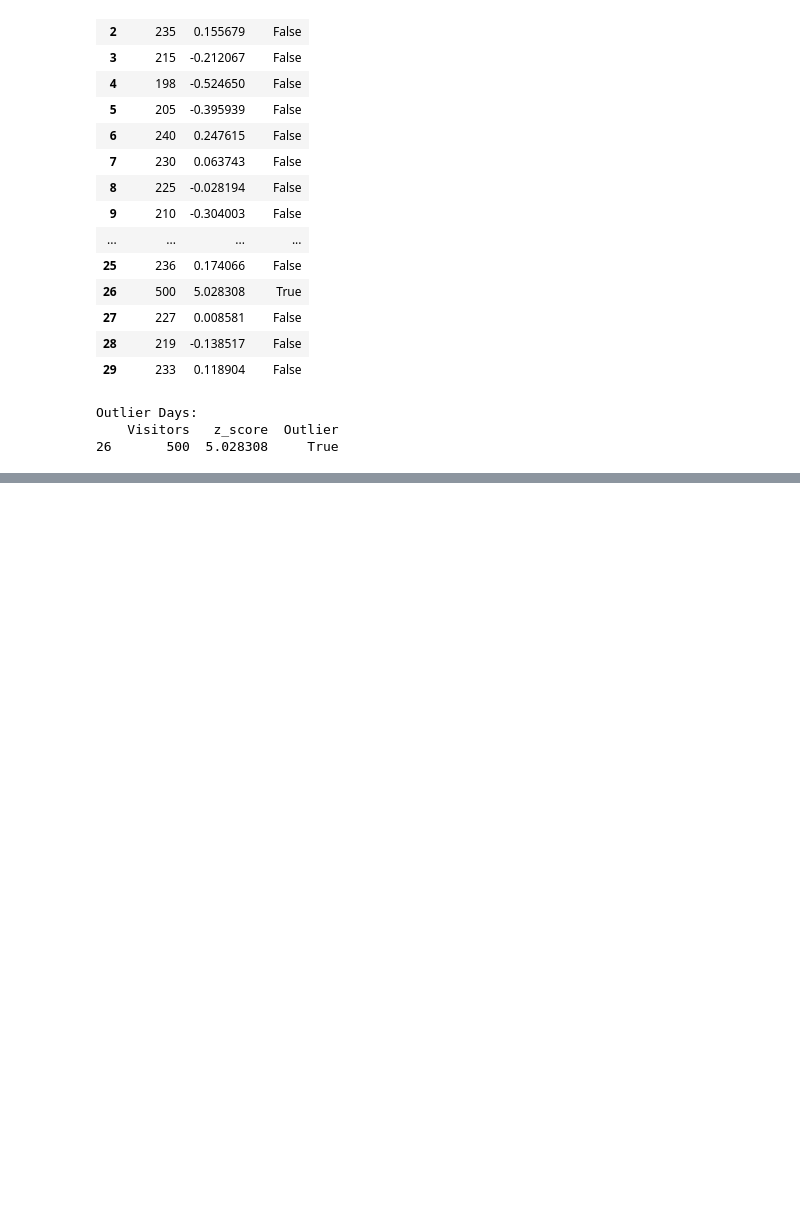
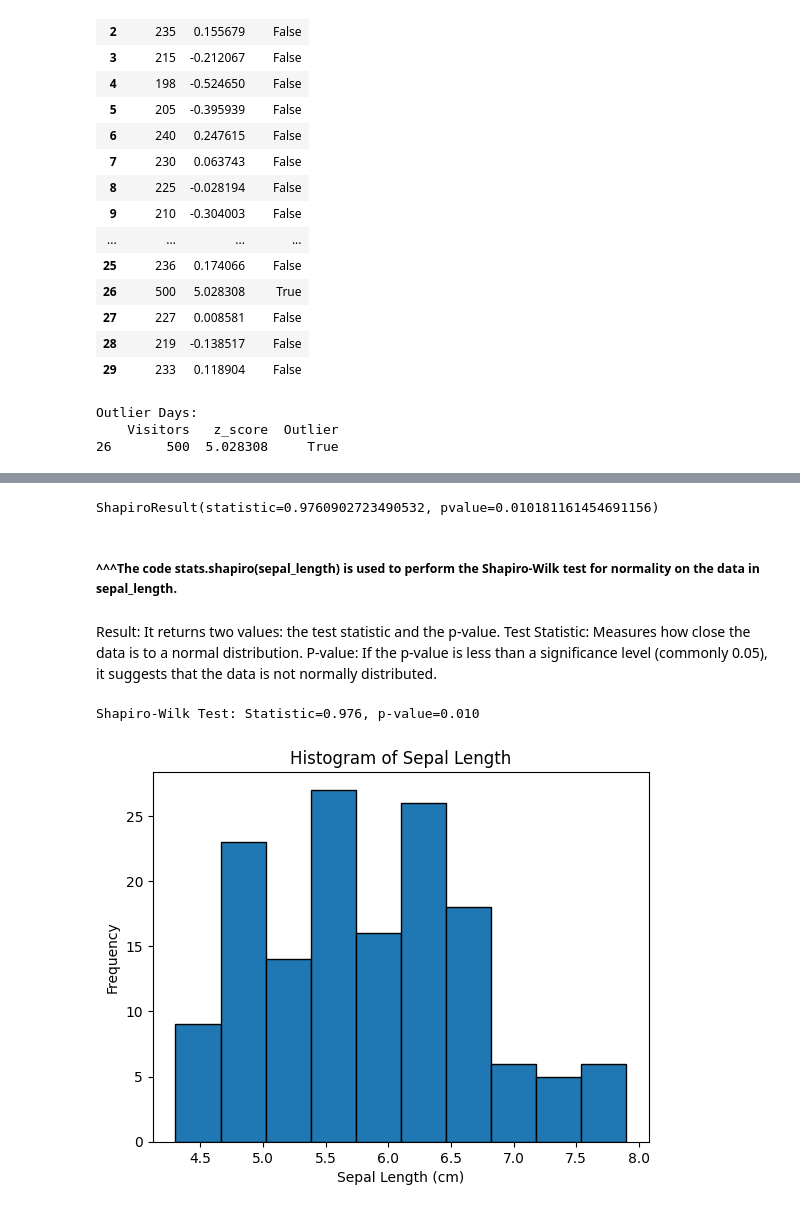
Before and after one commit to TanjiEvan/Python, a Jupyter notebook: Statistics/Basic.ipynb, the cells around one changed output, grey strips where cells are left out. Drawn from its saved outputs; the diff is of its cells as text; code cells hidden in the pictures; blank space fills up the shorter version.

```diff
--- a/Statistics/Basic.ipynb
+++ b/Statistics/Basic.ipynb
@@ -426,0 +434,3 @@ Outlier Days:
+# %%
+# Load the Iris dataset
+iris = pd.read_csv('C:/Users/SPPL IT/Desktop/Study/Python/Statistics/Datasets/Iris.csv')
@@ -426,0 +446,32 @@ Outlier Days:
+# %%
+# Select the 'SepalLengthCm' column for normality testing
+sepal_length = iris['SepalLengthCm']
+# %%
+stats.shapiro(sepal_length)
+# %% [output]
+ShapiroResult(statistic=0.9760902723490532, pvalue=0.010181161454691156)
+# %% [markdown]
+##### ^^^The code stats.shapiro(sepal_length) is used to perform the Shapiro-Wilk test for normality on the data in sepal_length.
+# %% [markdown]
+Result: It returns two values: the test statistic and the p-value.
+Test Statistic: Measures how close the data is to a normal distribution.
+P-value: If the p-value is less than a significance level (commonly 0.05), it suggests that the data is not normally distributed.
+# %%
+# Perform Shapiro-Wilk test
+statistic, p_value = stats.shapiro(sepal_length)
+print(f"Shapiro-Wilk Test: Statistic={statistic:.3f}, p-value={p_value:.3f}")
+
+## at 5% significance  ,
+## we need to compare the p-value with 0.05,
+# the calaculated p value is 0.01 < 0.05 so ---> we may reject the null hypothesis , Data not normally distributed
+# %% [output]
+Shapiro-Wilk Test: Statistic=0.976, p-value=0.010
+# %%
+# Plot a histogram
+plt.hist(sepal_length, bins=10, edgecolor='black')
+plt.title('Histogram of Sepal Length')
+plt.xlabel('Sepal Length (cm)')
+plt.ylabel('Frequency')
+plt.show()
+# %% [output]
+[figure, added]
```
Also changed, not shown: parts of 5 cells of this notebook.
